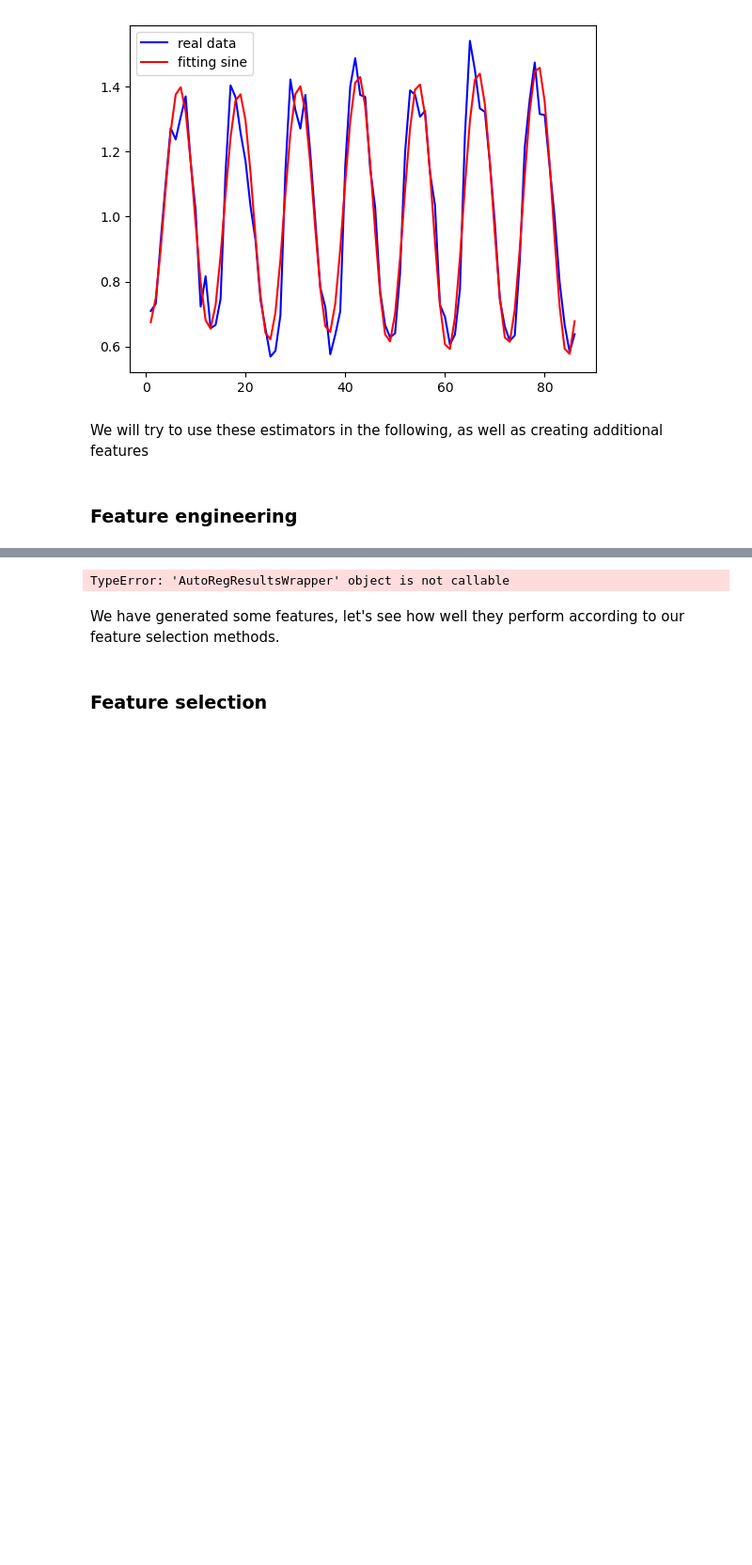
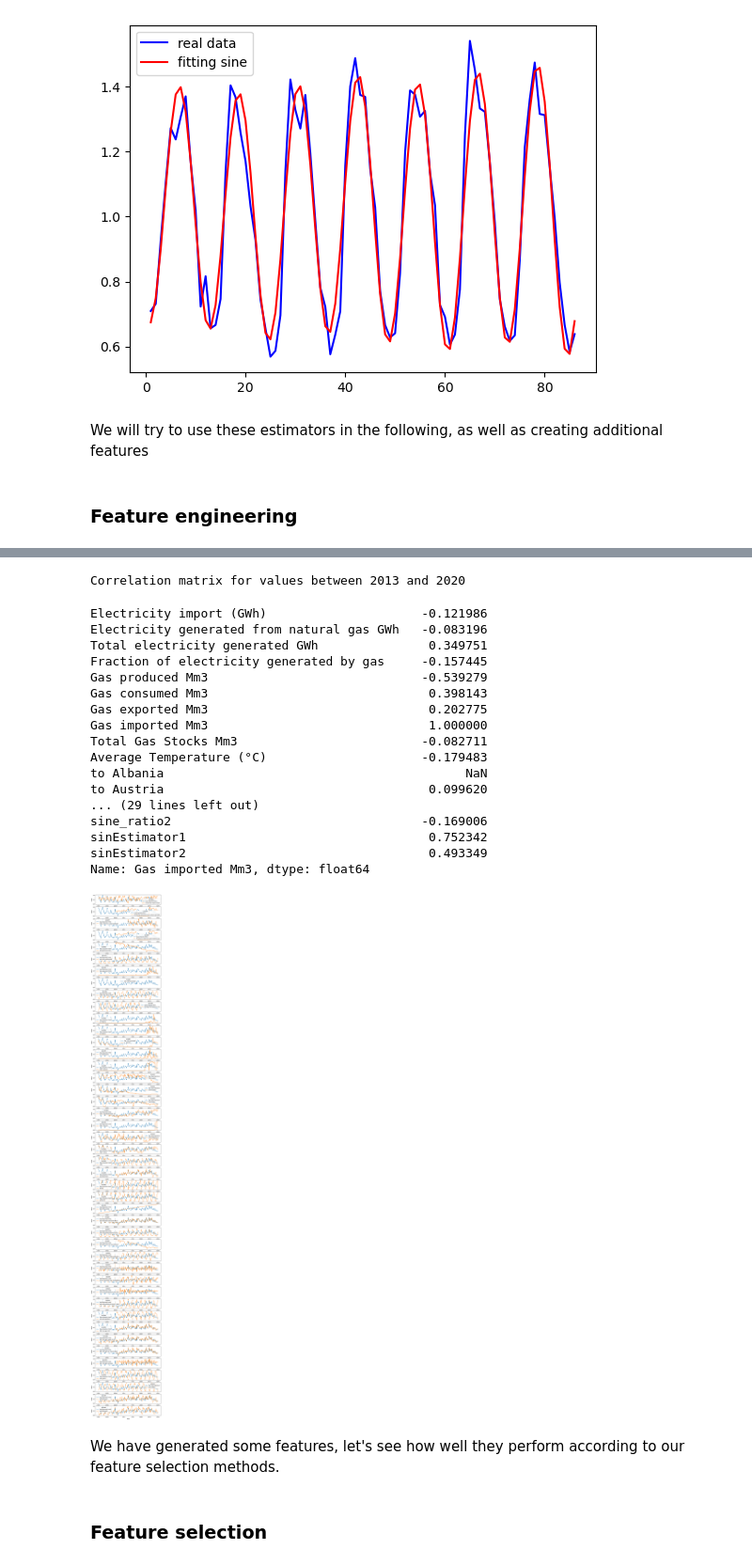
Before and after one commit to gaya22/Project_3_SEne, a Jupyter notebook: 04_feature_selection.ipynb, the cells around one changed output, grey strips where cells are left out. Shown at 94% size. Drawn from its saved outputs; the diff is of its cells as text; code cells hidden in the pictures; blank space fills up the shorter version.

```diff
--- a/04_feature_selection.ipynb
+++ b/04_feature_selection.ipynb
@@ -182,7 +182,7 @@ tt = np.arange(1, len(yy) + 1, 1)
 plt.scatter(tt, yy)
 plt.show()
 
-def fit_sin(tt, yy, n=5):
+def fit_sin(tt, yy, n=7):
     tt = np.array(tt)
     yy = np.array(yy)
     ff = np.fft.fftfreq(len(tt), (tt[1] - tt[0]))  # Assume uniform spacing
@@ -296,5 +290,6 @@ plt.legend()
 # %%
-#dfIT['autoEstimator'] = model_fit()
+#'ratio' autoestimator
+dfIT['autoEstimator'] = predictions*dfIT['Gas consumed Mm3']
 
 #Extracting features
 dfIT['Month'] = dfIT.index.month
@@ -316,40 +311,59 @@ dfIT['d-Gas produced last month Mm3'] = dfIT['Gas produced Mm3'] - dfIT['Gas pro
 dfIT['Gas consumed from stocks Mm3'] = dfIT['Total Gas Stocks Mm3'].shift(1) - dfIT['Total Gas Stocks Mm3']
 dfIT['Gas escaped Mm3'] = dfIT['Gas imported Mm3'] - dfIT['Gas exported Mm3'] + dfIT['Gas produced Mm3'] - dfIT['Gas consumed Mm3'] - dfIT['Gas consumed from stocks Mm3']
 dfIT['Net new gas Mm3'] = dfIT['Gas consumed Mm3'] - dfIT['Gas consumed from stocks Mm3'] - dfIT['Gas produced Mm3']
+dfIT['Net new gas (appx) Mm3'] = dfIT['Gas consumed Mm3'] - dfIT['Gas consumed from stocks Mm3']
 
 #Composite features
 dfIT['Net new gas last month Mm3'] = dfIT['Net new gas Mm3'].shift(1)
 dfIT['Net new gas estimator'] = dfIT['Net new gas last month Mm3']*dfIT['d-Gas imported last month Mm3']
 
 #Let's see the analytical estimators for 'ratio' in action!
 dfIT['sine_ratio1'] = sinfunc(dfIT['Month'], res1['amp'], res1['omega'], res1['phase'], res1['offset'])
 dfIT['sine_ratio2'] = res2['fitfunc'](dfIT['Monthfrom2014'])
 dfIT['sinEstimator1'] = dfIT['Gas consumed Mm3']*dfIT['sine_ratio1']
 dfIT['sinEstimator2'] = dfIT['Gas consumed Mm3']*dfIT['sine_ratio2']
 
 #Plotting normalized data
 dfITn = dfIT.copy(deep=True)
 
 for column in dfITn.columns: #what I do here is put all values on a scale from 0 to 1, where 0 corresponds to min value and 1 to max value
     dfITn.loc[:,column] = (dfITn.loc[:,column] - dfITn.loc[:,column].min())/(dfITn.loc[:,column].max() - dfITn.loc[:,column].min())
 
 dfITn = dfITn.reset_index()
 
 fig, axes = plt.subplots(len(dfITn.columns)-1,1,figsize = (10,80))
 
 j = 1
 for i in range(0,len(dfITn.columns)-1):
     sb.lineplot(x='date', y='value', hue='variable',data = pd.melt(dfITn[['date','Gas imported Mm3',dfITn.columns[j]]], ['date']), ax=axes[i])
     j = j + 1
 
 dfITn = dfITn.set_index('date')
 
 pd.set_option('display.max_rows', 1000)
 
 print('Correlation matrix for values between 2013 and 2020')
-display(dfITn.loc[(dfITn.index < pd.to_datetime('2020-01-01',format='%Y-%m-%d')) &(dfITn.index > pd.to_datetime('2013-01-01',format='%Y-%m-%d')),:].corr().loc[:,'Gas imported Mm3'])
+display(dfITn.loc[(dfITn.index < pd.to_datetime('2020-01-01',format='%Y-%m-%d')) &(dfITn.index > pd.to_datetime('2012-12-01',format='%Y-%m-%d')),:].corr().loc[:,'Gas imported Mm3'])
 # %% [output]
-TypeError: 'AutoRegResultsWrapper' object is not callable
+Correlation matrix for values between 2013 and 2020
+Electricity import (GWh)                     -0.121986
+Electricity generated from natural gas GWh   -0.083196
+Total electricity generated GWh               0.349751
+Fraction of electricity generated by gas     -0.157445
+Gas produced Mm3                             -0.539279
+Gas consumed Mm3                              0.398143
+Gas exported Mm3                              0.202775
+Gas imported Mm3                              1.000000
+Total Gas Stocks Mm3                         -0.082711
+Average Temperature (°C)                     -0.179483
+to Albania                                         NaN
+to Austria                                    0.099620
+... (29 lines left out)
+sine_ratio2                                  -0.169006
+sinEstimator1                                 0.752342
+sinEstimator2                                 0.493349
+Name: Gas imported Mm3, dtype: float64
+[figure, added]
 # %% [markdown]
 We have generated some features, let's see how well they perform according to our feature selection methods.
 # %% [markdown]
```
Also changed, not shown: parts of 8 cells of this notebook.
